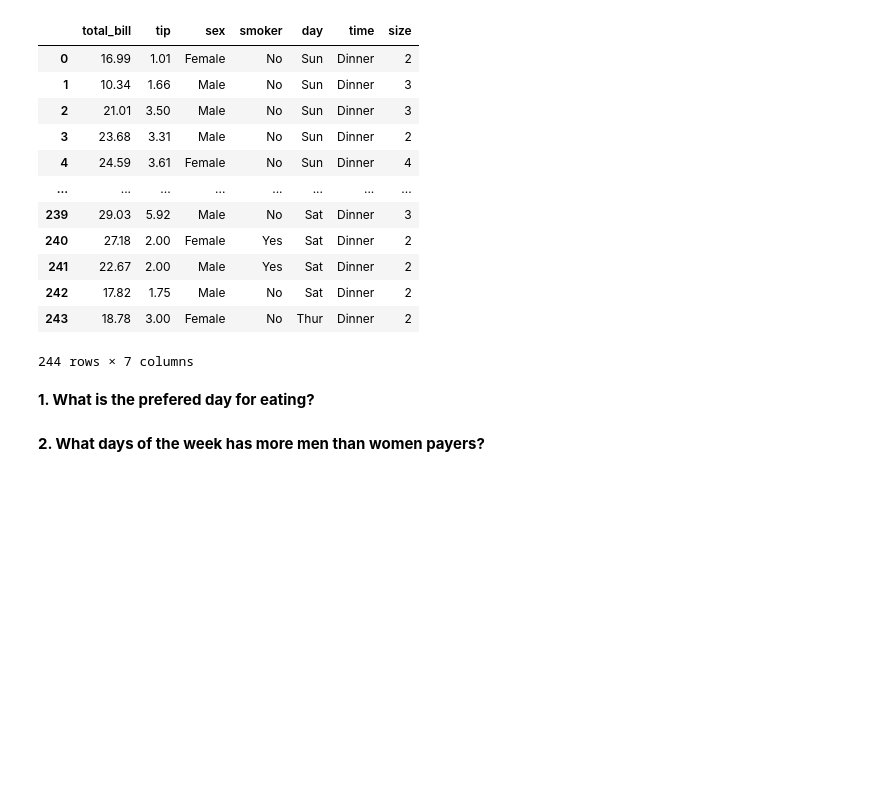
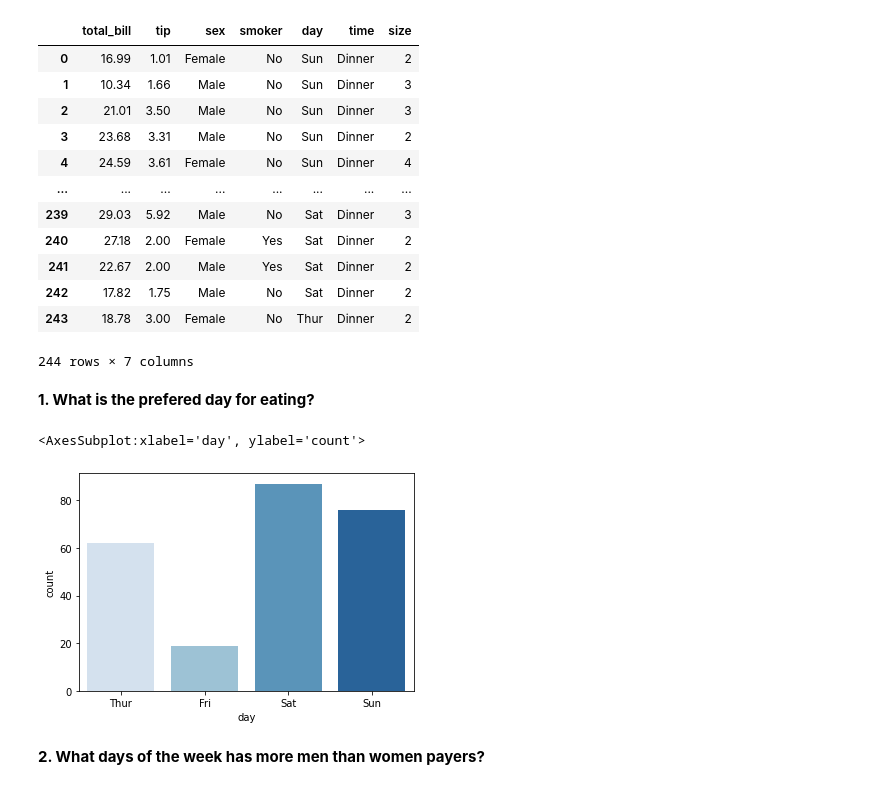
Before and after one commit to Ironhack-Data-Madrid-Enero-2021/lab-visualization-intro, a Jupyter notebook: your-code/challenge-1.ipynb, the cells around one changed output. Drawn from its saved outputs; the diff is of its cells as text; code cells hidden in the pictures; blank space fills up the shorter version.

```diff
--- a/your-code/challenge-1.ipynb
+++ b/your-code/challenge-1.ipynb
@@ -31,5 +31,11 @@ sns.load_dataset("tips")
 244 rows × 7 columns
 # %% [markdown]
 **1. What is the prefered day for eating?**
+# %%
+# As we can see in the graph, saturdays are the prefered day for eating.
+sns.countplot(x=tips.day, palette="Blues")
+# %% [output]
+<AxesSubplot:xlabel='day', ylabel='count'>
+[figure, added]
 # %% [markdown]
 **2. What days of the week has more men than women payers?**
```
Also changed, not shown: parts of 6 cells of this notebook.
